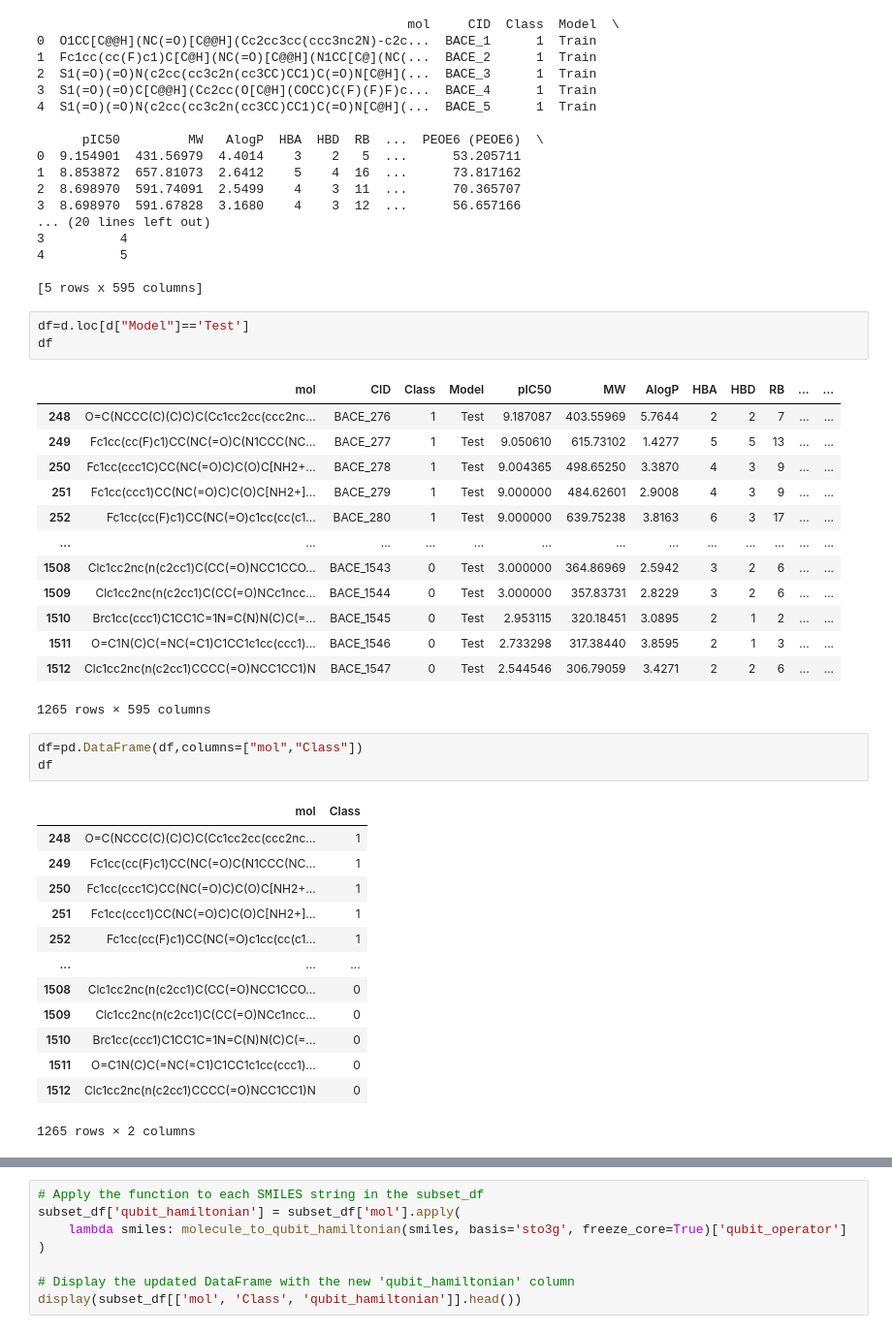
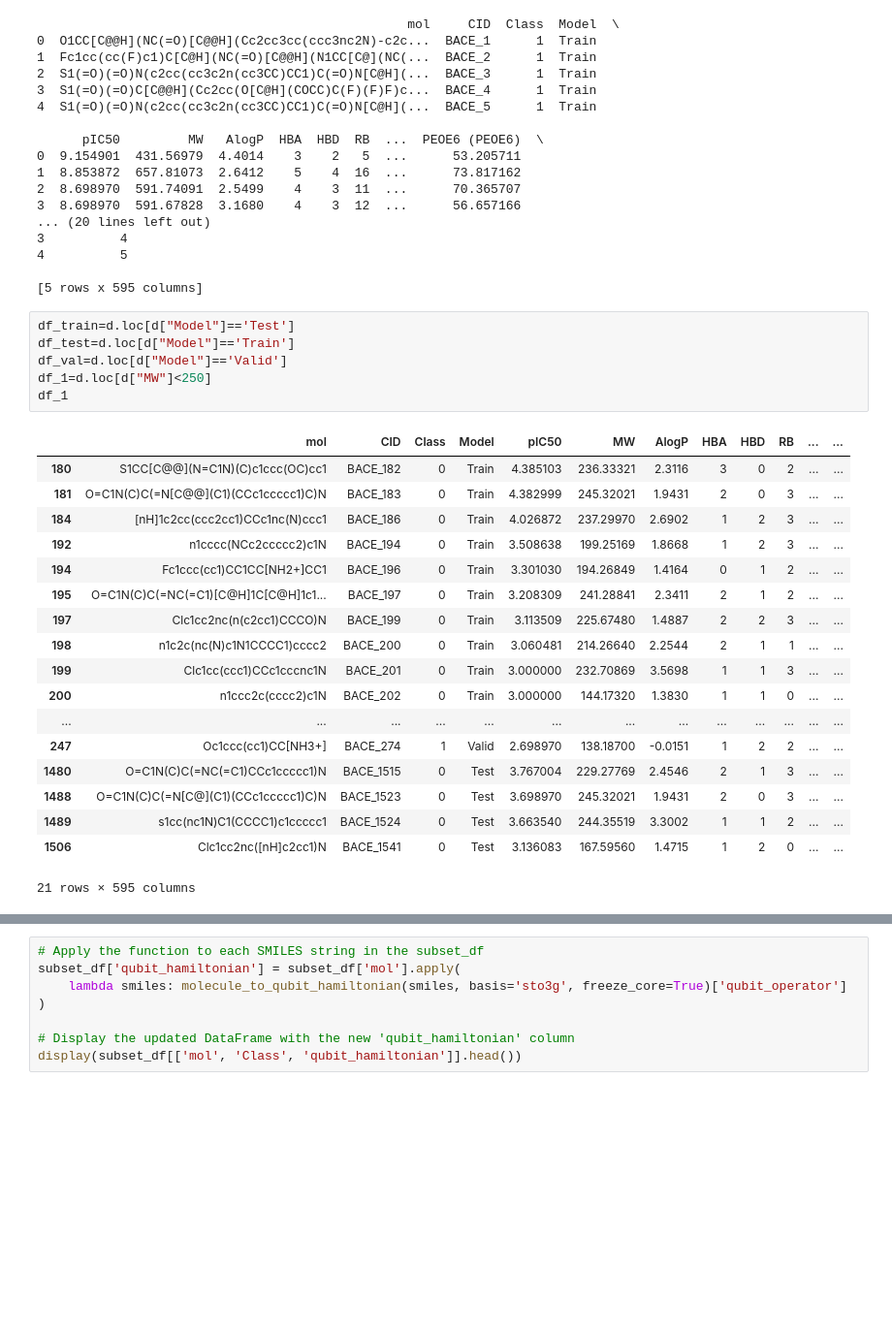
Before and after one commit to TastelessCandyzzz/Quantum_Chem_Hackathon, a Jupyter notebook: QC_Hackathon.ipynb, the cells around one changed output, grey strips where cells are left out. Shown: that part at 97% size. Cells and saved outputs as stored; diff of their text form; blank space fills up the shorter version.

```diff
--- a/QC_Hackathon.ipynb
+++ b/QC_Hackathon.ipynb
@@ -26,37 +64,28 @@ print(d.head())
 4          5
 
 [5 rows x 595 columns]
-# %%
-df=d.loc[d["Model"]=='Test']
-df
-# %% [output]
-|  | mol | CID | Class | Model | pIC50 | MW | AlogP | HBA | HBD | RB | ... | ... |
-| 248 | O=C(NCCC(C)(C)C)C(Cc1cc2cc(ccc2nc... | BACE_276 | 1 | Test | 9.187087 | 403.55969 | 5.7644 | 2 | 2 | 7 | ... | ... |
-| 249 | Fc1cc(cc(F)c1)CC(NC(=O)C(N1CCC(NC... | BACE_277 | 1 | Test | 9.050610 | 615.73102 | 1.4277 | 5 | 5 | 13 | ... | ... |
-| 250 | Fc1cc(ccc1C)CC(NC(=O)C)C(O)C[NH2+... | BACE_278 | 1 | Test | 9.004365 | 498.65250 | 3.3870 | 4 | 3 | 9 | ... | ... |
-| 251 | Fc1cc(ccc1)CC(NC(=O)C)C(O)C[NH2+]... | BACE_279 | 1 | Test | 9.000000 | 484.62601 | 2.9008 | 4 | 3 | 9 | ... | ... |
-| 252 | Fc1cc(cc(F)c1)CC(NC(=O)c1cc(cc(c1... | BACE_280 | 1 | Test | 9.000000 | 639.75238 | 3.8163 | 6 | 3 | 17 | ... | ... |
-| ... | ... | ... | ... | ... | ... | ... | ... | ... | ... | ... | ... | ... |
-| 1508 | Clc1cc2nc(n(c2cc1)C(CC(=O)NCC1CCO... | BACE_1543 | 0 | Test | 3.000000 | 364.86969 | 2.5942 | 3 | 2 | 6 | ... | ... |
-| 1509 | Clc1cc2nc(n(c2cc1)C(CC(=O)NCc1ncc... | BACE_1544 | 0 | Test | 3.000000 | 357.83731 | 2.8229 | 3 | 2 | 6 | ... | ... |
-| 1510 | Brc1cc(ccc1)C1CC1C=1N=C(N)N(C)C(=... | BACE_1545 | 0 | Test | 2.953115 | 320.18451 | 3.0895 | 2 | 1 | 2 | ... | ... |
-| 1511 | O=C1N(C)C(=NC(=C1)C1CC1c1cc(ccc1)... | BACE_1546 | 0 | Test | 2.733298 | 317.38440 | 3.8595 | 2 | 1 | 3 | ... | ... |
-| 1512 | Clc1cc2nc(n(c2cc1)CCCC(=O)NCC1CC1)N | BACE_1547 | 0 | Test | 2.544546 | 306.79059 | 3.4271 | 2 | 2 | 6 | ... | ... |
-1265 rows × 595 columns
-# %%
-df=pd.DataFrame(df,columns=["mol","Class"])
-df
-# %% [output]
-|  | mol | Class |
-| 248 | O=C(NCCC(C)(C)C)C(Cc1cc2cc(ccc2nc... | 1 |
-| 249 | Fc1cc(cc(F)c1)CC(NC(=O)C(N1CCC(NC... | 1 |
-| 250 | Fc1cc(ccc1C)CC(NC(=O)C)C(O)C[NH2+... | 1 |
-| 251 | Fc1cc(ccc1)CC(NC(=O)C)C(O)C[NH2+]... | 1 |
-| 252 | Fc1cc(cc(F)c1)CC(NC(=O)c1cc(cc(c1... | 1 |
-| ... | ... | ... |
-| 1508 | Clc1cc2nc(n(c2cc1)C(CC(=O)NCC1CCO... | 0 |
-| 1509 | Clc1cc2nc(n(c2cc1)C(CC(=O)NCc1ncc... | 0 |
-| 1510 | Brc1cc(ccc1)C1CC1C=1N=C(N)N(C)C(=... | 0 |
-| 1511 | O=C1N(C)C(=NC(=C1)C1CC1c1cc(ccc1)... | 0 |
-| 1512 | Clc1cc2nc(n(c2cc1)CCCC(=O)NCC1CC1)N | 0 |
-1265 rows × 2 columns
+# %%
+df_train=d.loc[d["Model"]=='Test']
+df_test=d.loc[d["Model"]=='Train']
+df_val=d.loc[d["Model"]=='Valid']
+df_1=d.loc[d["MW"]<250]
+df_1
+# %% [output]
+|  | mol | CID | Class | Model | pIC50 | MW | AlogP | HBA | HBD | RB | ... | ... |
+| 180 | S1CC[C@@](N=C1N)(C)c1ccc(OC)cc1 | BACE_182 | 0 | Train | 4.385103 | 236.33321 | 2.3116 | 3 | 0 | 2 | ... | ... |
+| 181 | O=C1N(C)C(=N[C@@](C1)(CCc1ccccc1)C)N | BACE_183 | 0 | Train | 4.382999 | 245.32021 | 1.9431 | 2 | 0 | 3 | ... | ... |
+| 184 | [nH]1c2cc(ccc2cc1)CCc1nc(N)ccc1 | BACE_186 | 0 | Train | 4.026872 | 237.29970 | 2.6902 | 1 | 2 | 3 | ... | ... |
+| 192 | n1cccc(NCc2ccccc2)c1N | BACE_194 | 0 | Train | 3.508638 | 199.25169 | 1.8668 | 1 | 2 | 3 | ... | ... |
+| 194 | Fc1ccc(cc1)CC1CC[NH2+]CC1 | BACE_196 | 0 | Train | 3.301030 | 194.26849 | 1.4164 | 0 | 1 | 2 | ... | ... |
+| 195 | O=C1N(C)C(=NC(=C1)[C@H]1C[C@H]1c1... | BACE_197 | 0 | Train | 3.208309 | 241.28841 | 2.3411 | 2 | 1 | 2 | ... | ... |
+| 197 | Clc1cc2nc(n(c2cc1)CCCO)N | BACE_199 | 0 | Train | 3.113509 | 225.67480 | 1.4887 | 2 | 2 | 3 | ... | ... |
+| 198 | n1c2c(nc(N)c1N1CCCC1)cccc2 | BACE_200 | 0 | Train | 3.060481 | 214.26640 | 2.2544 | 2 | 1 | 1 | ... | ... |
+| 199 | Clc1cc(ccc1)CCc1cccnc1N | BACE_201 | 0 | Train | 3.000000 | 232.70869 | 3.5698 | 1 | 1 | 3 | ... | ... |
+| 200 | n1ccc2c(cccc2)c1N | BACE_202 | 0 | Train | 3.000000 | 144.17320 | 1.3830 | 1 | 1 | 0 | ... | ... |
+| ... | ... | ... | ... | ... | ... | ... | ... | ... | ... | ... | ... | ... |
+| 247 | Oc1ccc(cc1)CC[NH3+] | BACE_274 | 1 | Valid | 2.698970 | 138.18700 | -0.0151 | 1 | 2 | 2 | ... | ... |
+| 1480 | O=C1N(C)C(=NC(=C1)CCc1ccccc1)N | BACE_1515 | 0 | Test | 3.767004 | 229.27769 | 2.4546 | 2 | 1 | 3 | ... | ... |
+| 1488 | O=C1N(C)C(=N[C@](C1)(CCc1ccccc1)C)N | BACE_1523 | 0 | Test | 3.698970 | 245.32021 | 1.9431 | 2 | 0 | 3 | ... | ... |
+| 1489 | s1cc(nc1N)C1(CCCC1)c1ccccc1 | BACE_1524 | 0 | Test | 3.663540 | 244.35519 | 3.3002 | 1 | 1 | 2 | ... | ... |
+| 1506 | Clc1cc2nc([nH]c2cc1)N | BACE_1541 | 0 | Test | 3.136083 | 167.59560 | 1.4715 | 1 | 2 | 0 | ... | ... |
+21 rows × 595 columns
```
Also changed, not shown: parts of 10 cells of this notebook.
